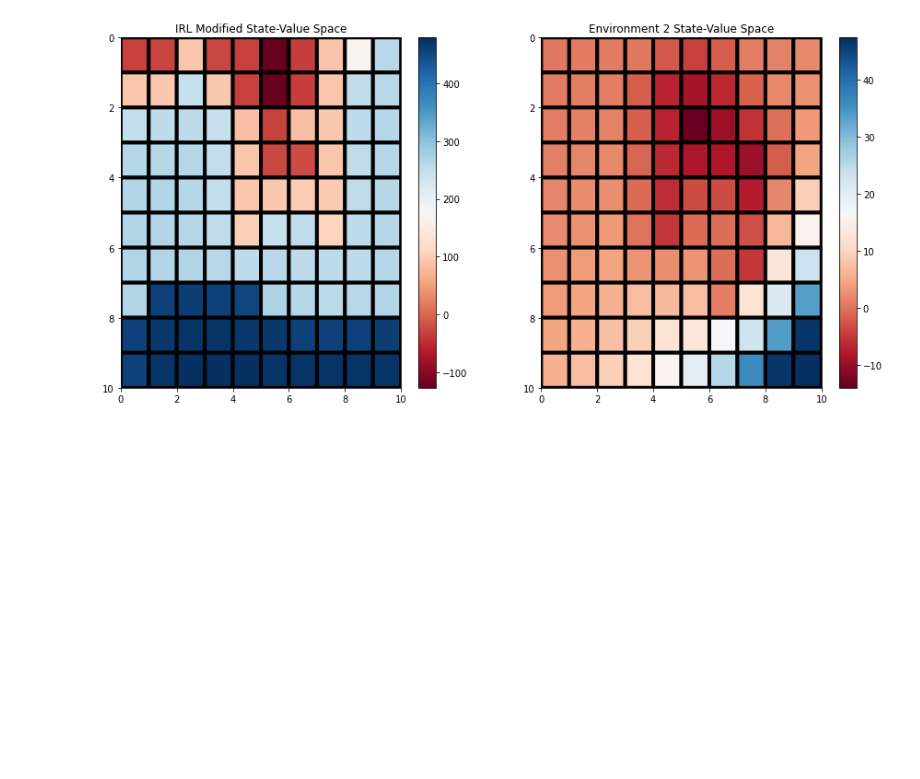
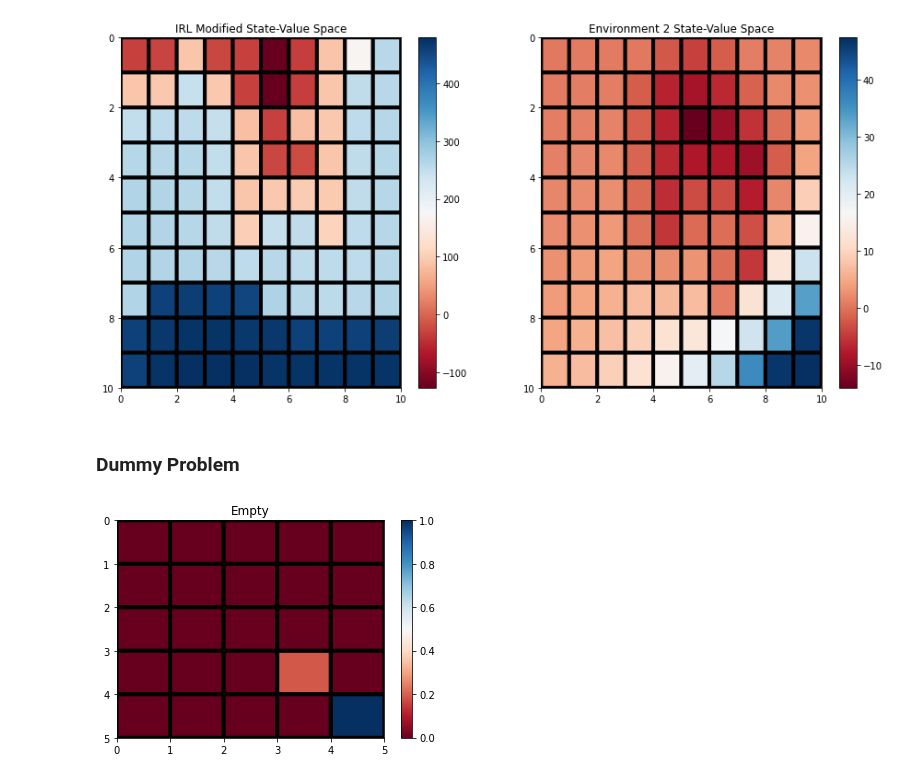
Before and after one commit to mlpotter/ECENGR232E-80, a Jupyter notebook: project_3/project3_MLP.ipynb, the cells around one changed output. Cells and saved outputs as stored; diff of their text form; code cells hidden in the pictures; blank space fills up the shorter version.

```diff
--- a/project_3/project3_MLP.ipynb
+++ b/project_3/project3_MLP.ipynb
@@ -669,3 +676,23 @@ plt.subplot(1,2,2)
 create_heatmap(V2,'Environment 2 State-Value Space')
 # %% [output]
 [figure]
+# %% [markdown]
+### Dummy Problem
+# %%
+S = S1[:5,:5]
+R = np.zeros((5,5))
+R[4,4] = 1
+# %%
+f = RL_environment(S,R,4,.1)
+# %%
+value,policy = value_iteration(f,0.001,0.2)
+# %%
+P_optimal = get_optimal_policy_transition_matrix(f,policy)
+P_As = get_same_action_policy_transition_matrices(f)
+b,Ds = get_b_D_block_matrices(f,.2,policy,P_optimal,P_As)
+c = get_c_block_matrices(f,1.5)
+R_IRL = linear_solve_IRL(f,b,c,Ds).reshape(f.reward_space.shape)
+# %%
+create_heatmap(R_IRL)
+# %% [output]
+[figure, added]
```
Also changed, not shown: parts of 11 cells of this notebook.
